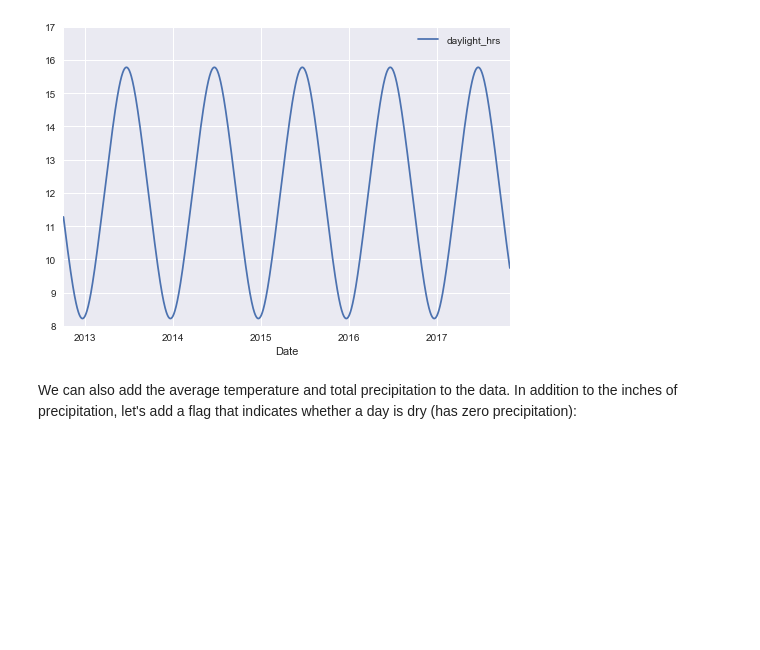
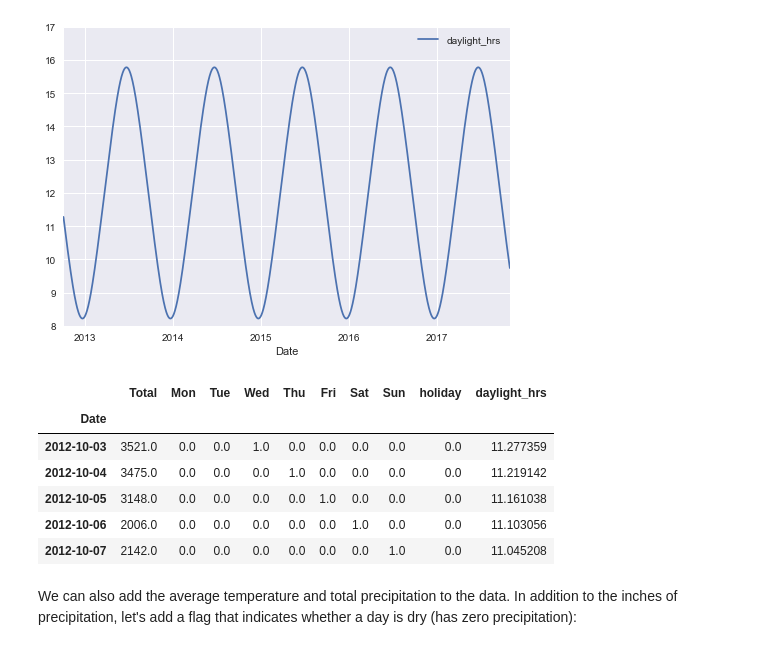
Before and after one commit to kd-nguyen/Python-data-science-handbook, a Jupyter notebook: PythonDataScienceHandbook-master/notebooks/05.06-Linear-Regression.ipynb, the cells around one changed output. Cells and saved outputs as stored; diff of their text form; code cells hidden in the pictures; blank space fills up the shorter version.

```diff
--- a/PythonDataScienceHandbook-master/notebooks/05.06-Linear-Regression.ipynb
+++ b/PythonDataScienceHandbook-master/notebooks/05.06-Linear-Regression.ipynb
@@ -412,6 +398,16 @@ plt.ylim(8, 17)
 # %% [output]
 (8, 17)
 [figure]
+# %%
+daily.head()
+# %% [output]
+|  | Total | Mon | Tue | Wed | Thu | Fri | Sat | Sun | holiday | daylight_hrs |
+| Date |  |  |  |  |  |  |  |  |  |  |
+| 2012-10-03 | 3521.0 | 0.0 | 0.0 | 1.0 | 0.0 | 0.0 | 0.0 | 0.0 | 0.0 | 11.277359 |
+| 2012-10-04 | 3475.0 | 0.0 | 0.0 | 0.0 | 1.0 | 0.0 | 0.0 | 0.0 | 0.0 | 11.219142 |
+| 2012-10-05 | 3148.0 | 0.0 | 0.0 | 0.0 | 0.0 | 1.0 | 0.0 | 0.0 | 0.0 | 11.161038 |
+| 2012-10-06 | 2006.0 | 0.0 | 0.0 | 0.0 | 0.0 | 0.0 | 1.0 | 0.0 | 0.0 | 11.103056 |
+| 2012-10-07 | 2142.0 | 0.0 | 0.0 | 0.0 | 0.0 | 0.0 | 0.0 | 1.0 | 0.0 | 11.045208 |
 # %% [markdown]
 We can also add the average temperature and total precipitation to the data.
 In addition to the inches of precipitation, let's add a flag that indicates whether a day is dry (has zero precipitation):
```
Also changed, not shown: parts of 8 cells of this notebook.
